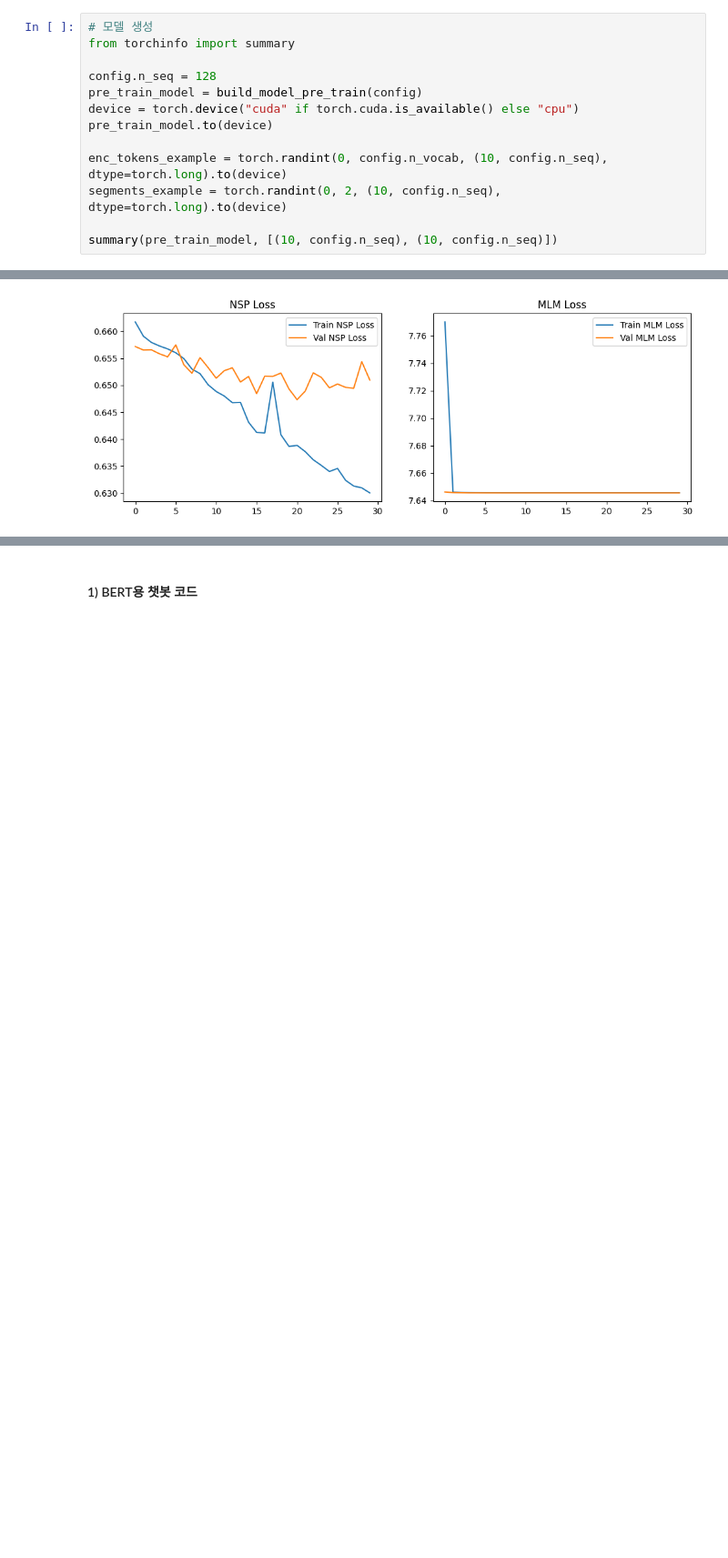
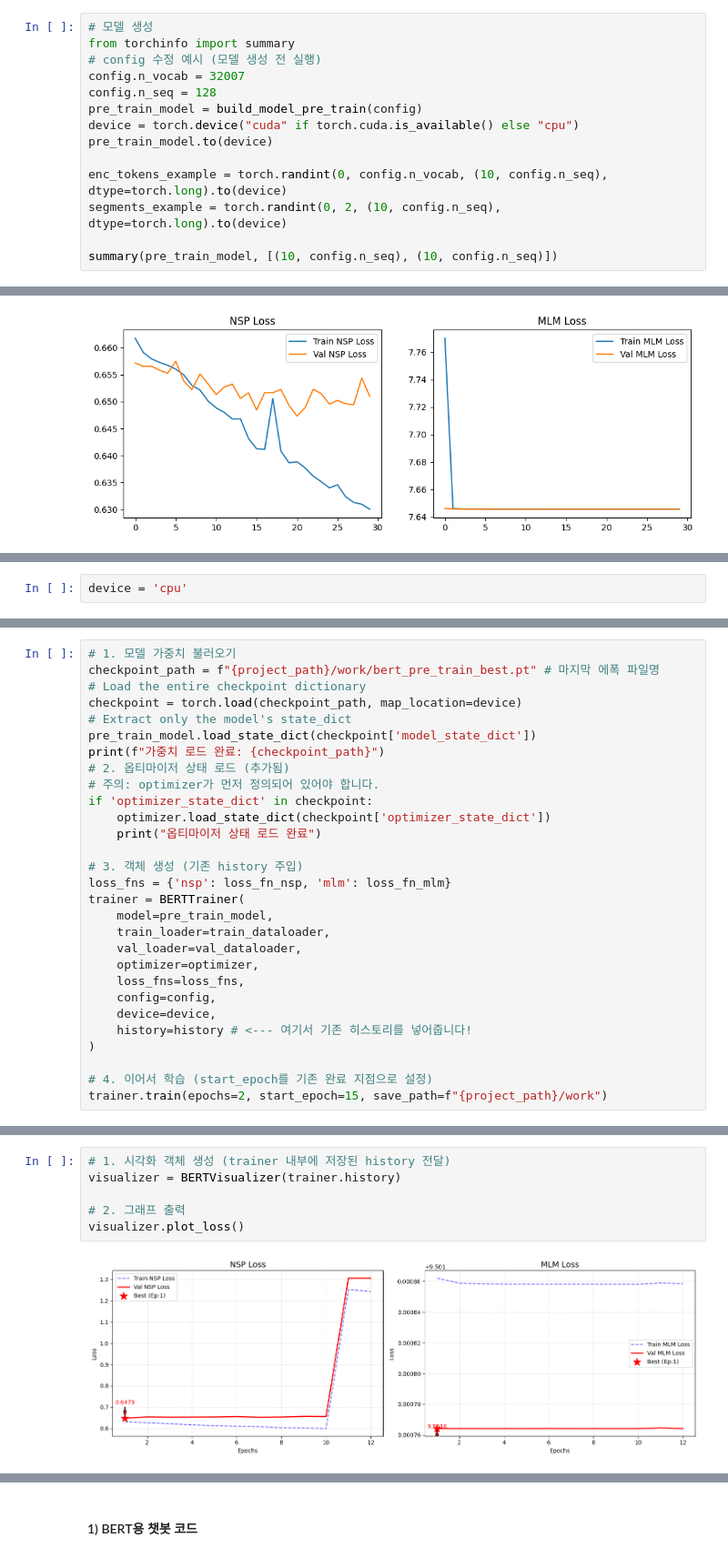
Before and after one commit to jinkyu0105-stack/ha_Park_AIFFEL_quest_eng, a Jupyter notebook: LLM_Aplication/LLM02/BERT_PretraindeModel.ipynb, the cells around one changed output, grey strips where cells are left out. Shown at 91% size. Saved outputs shown, nothing was run; the diff lists cells and outputs as text; blank space fills up the shorter version.

```diff
--- a/LLM_Aplication/LLM02/BERT_PretraindeModel.ipynb
+++ b/LLM_Aplication/LLM02/BERT_PretraindeModel.ipynb
@@ -1737,7 +1820,8 @@ Successfully installed torchinfo-1.8.0
 # %%
 # 모델 생성
 from torchinfo import summary
-
+# config 수정 예시 (모델 생성 전 실행)
+config.n_vocab = 32007
 config.n_seq = 128
 pre_train_model = build_model_pre_train(config)
 device = torch.device("cuda" if torch.cuda.is_available() else "cpu")
@@ -2236,0 +2815,2 @@ plt.show()
+# %%
+device = 'cpu'
@@ -2236,0 +2962,29 @@ plt.show()
+# %%
+# 1. 모델 가중치 불러오기
+checkpoint_path = f"{project_path}/work/bert_pre_train_best.pt" # 마지막 에폭 파일명
+# Load the entire checkpoint dictionary
+checkpoint = torch.load(checkpoint_path, map_location=device)
+# Extract only the model's state_dict
+pre_train_model.load_state_dict(checkpoint['model_state_dict'])
+print(f"가중치 로드 완료: {checkpoint_path}")
+# 2. 옵티마이저 상태 로드 (추가됨)
+# 주의: optimizer가 먼저 정의되어 있어야 합니다.
+if 'optimizer_state_dict' in checkpoint:
+    optimizer.load_state_dict(checkpoint['optimizer_state_dict'])
+    print("옵티마이저 상태 로드 완료")
+
+# 3. 객체 생성 (기존 history 주입)
+loss_fns = {'nsp': loss_fn_nsp, 'mlm': loss_fn_mlm}
+trainer = BERTTrainer(
+    model=pre_train_model,
+    train_loader=train_dataloader,
+    val_loader=val_dataloader,
+    optimizer=optimizer,
+    loss_fns=loss_fns,
+    config=config,
+    device=device,
+    history=history # <--- 여기서 기존 히스토리를 넣어줍니다!
+)
+
+# 4. 이어서 학습 (start_epoch를 기존 완료 지점으로 설정)
+trainer.train(epochs=2, start_epoch=15, save_path=f"{project_path}/work")
@@ -2236,0 +3003,8 @@ plt.show()
+# %%
+# 1. 시각화 객체 생성 (trainer 내부에 저장된 history 전달)
+visualizer = BERTVisualizer(trainer.history)
+
+# 2. 그래프 출력
+visualizer.plot_loss()
+# %% [output]
+[figure, added]
```
Also changed, not shown: parts of 48 cells of this notebook.
